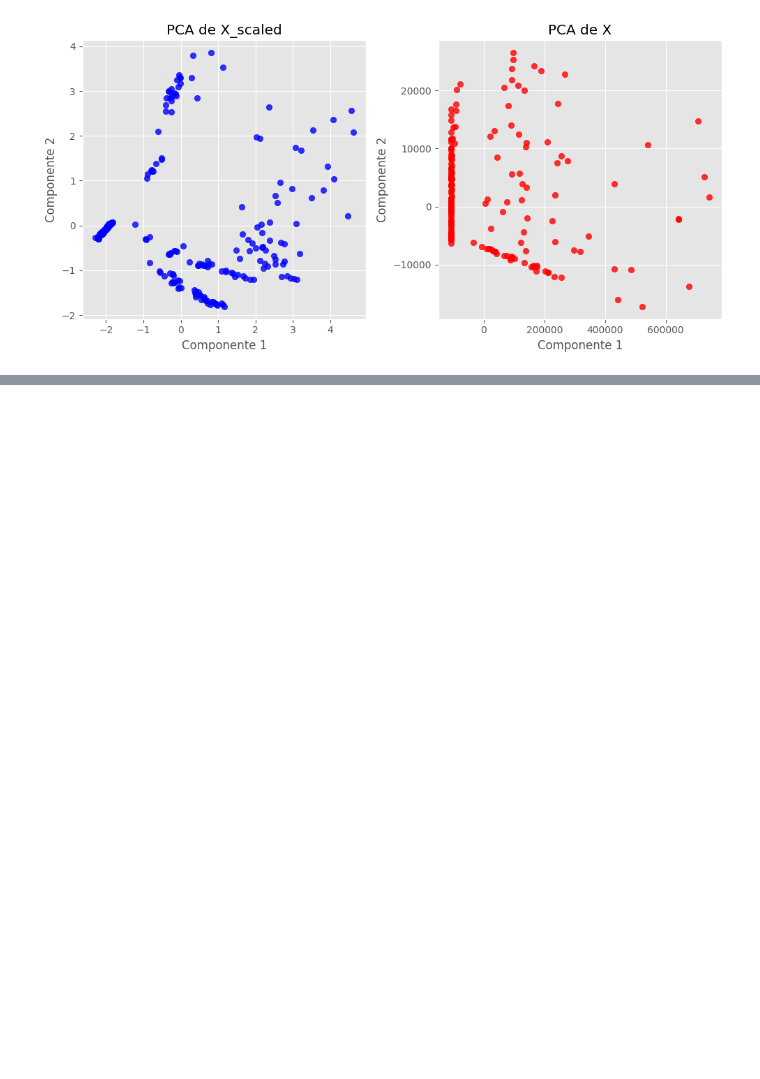
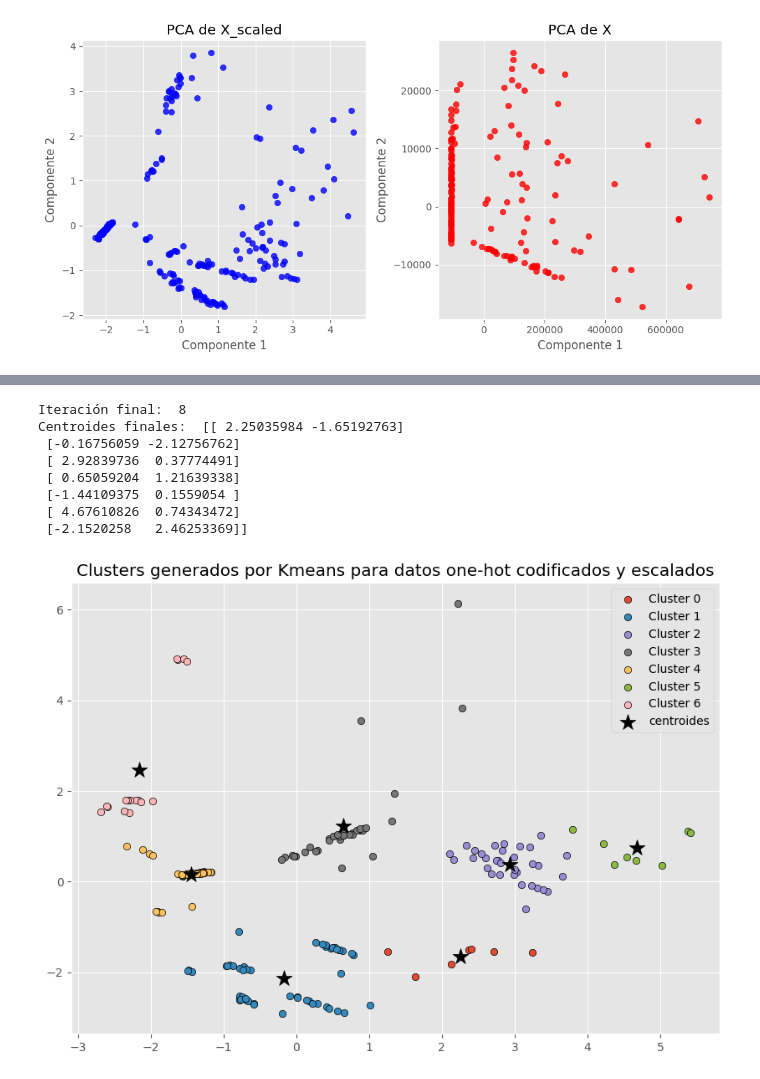
Before and after one commit to RaulCarrero02/G23.P2.100451286.100472334, a Jupyter notebook: kmean.ipynb, the cells around one changed output, grey strips where cells are left out. Saved outputs shown, nothing was run; the diff lists cells and outputs as text; code cells hidden in the pictures; blank space fills up the shorter version.

```diff
--- a/kmean.ipynb
+++ b/kmean.ipynb
@@ -458,0 +424,39 @@ plt.show()
+# %%
+# Haz pca
+pca = PCA(n_components=2)
+X_one_hot_scaled_pca = pca.fit_transform(X_one_hot_scaled)
+
+# Aplicar KMeans a los datos transformados por PCA
+centroides, asignaciones = kmeans(X_one_hot_scaled_pca, k=7)
+plt.figure(figsize=(10, 7))
+for i in np.unique(asignaciones):
+    plt.scatter(
+        x = X_one_hot_scaled_pca[np.array(asignaciones) == i, 0],
+        y = X_one_hot_scaled_pca[np.array(asignaciones) == i, 1],
+        c = plt.rcParams['axes.prop_cycle'].by_key()['color'][i % len(plt.rcParams['axes.prop_cycle'].by_key()['color'])],
+        marker    = 'o',
+        edgecolor = 'black',
+        label= f"Cluster {i}"
+    )
+
+plt.scatter(
+    x = centroides[:, 0],
+    y = centroides[:, 1],
+    c = 'black',
+    s = 200,
+    marker = '*',
+    label  = 'centroides'
+)
+plt.title('Clusters generados por Kmeans para datos one-hot codificados y escalados')
+plt.legend()
+plt.show()
+# %% [output]
+Iteración final:  8
+Centroides finales:  [[ 2.25035984 -1.65192763]
+ [-0.16756059 -2.12756762]
+ [ 2.92839736  0.37774491]
+ [ 0.65059204  1.21639338]
+ [-1.44109375  0.1559054 ]
+ [ 4.67610826  0.74343472]
+ [-2.1520258   2.46253369]]
+[figure, added]
```
Also changed, not shown: parts of 13 cells of this notebook.
